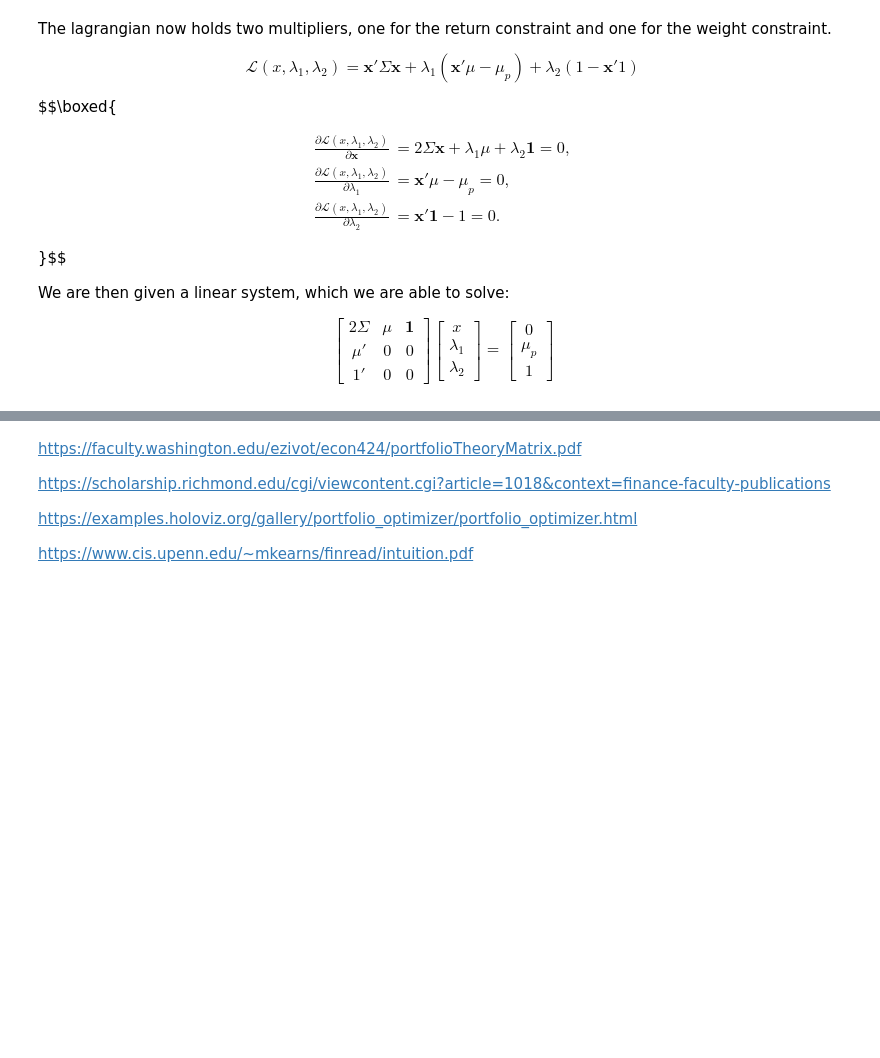
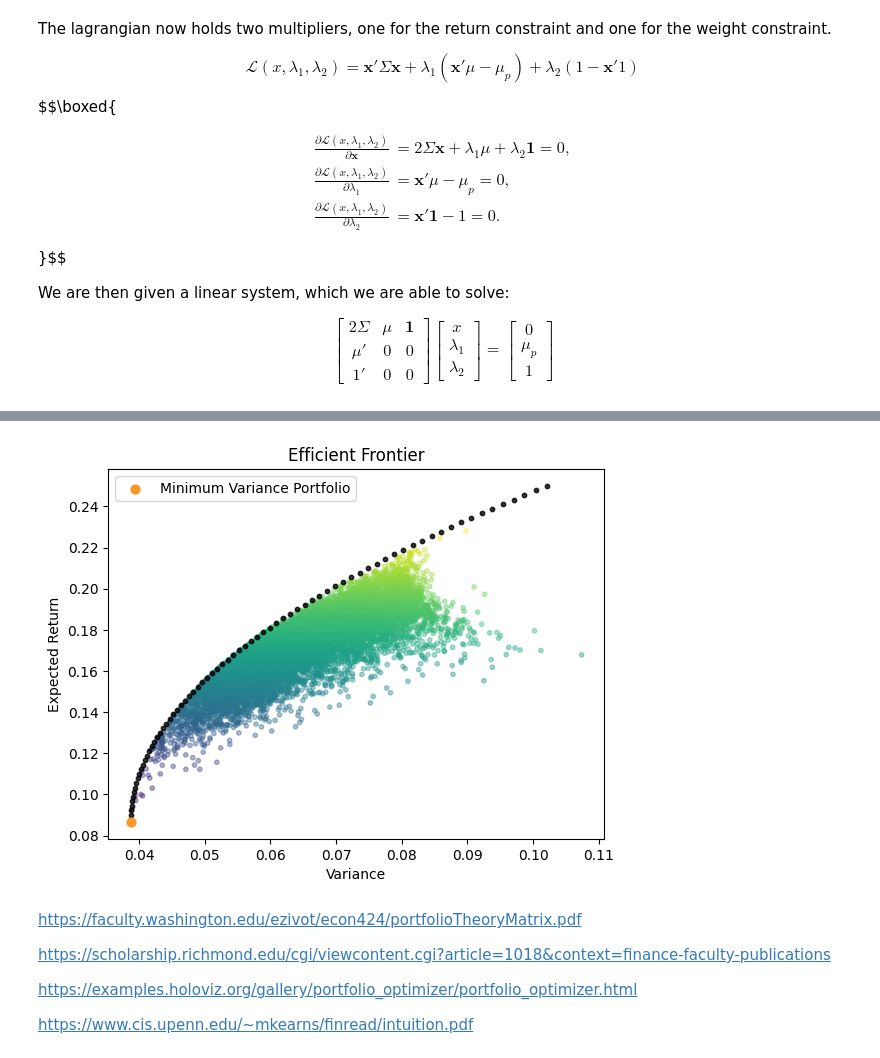
Before and after one commit to tomg223/portfolio-optimization, a Jupyter notebook: notebook.ipynb, the cells around one changed output, grey strips where cells are left out. Drawn from its saved outputs; the diff is of its cells as text; code cells hidden in the pictures; blank space fills up the shorter version.

Commit message:
add efficiency frontier

```diff
--- a/notebook.ipynb
+++ b/notebook.ipynb
@@ -427,3 +415,47 @@ $$
+# %%
+alpha = np.linspace(0, 1, 100)
+
+
+target_x = .25
+target_y = 0.03
+
+x_portfolio = calculate_efficient_portfolio(target_x)
+y_portfolio = calculate_efficient_portfolio(target_y)
+
+frontier_weights = []
+
+for _ in alpha:
+    alpha_portfolio = _ * x_portfolio + (1 - _) * y_portfolio
+    frontier_weights.append(alpha_portfolio)
+
+frontier_expected_return = []
+frontier_variance = []
+
+for _ in frontier_weights:
+    variance = calculate_variance(_)
+    expected_return = calculate_expected_return(_, return_array)
+    if expected_return > min_var_portfolio_return:
+        frontier_expected_return.append(expected_return)
+        frontier_variance.append(variance)
+
+
+# plot the efficient frontier
+
+plt.scatter(frontier_variance, frontier_expected_return, c='#000000', marker='o', s=10, alpha=0.8, zorder=2)
+
+# plot the randomm portfolios
+plt.scatter(variances, portfolio_returns, c=portfolio_returns, cmap='viridis', marker='o', s=10, alpha=0.4)
+
+# plot the minimum variance portfolio
+plt.scatter(min_var_portfolio_variance, min_var_portfolio_return, c='#F79824', marker='o', s=40, label='Minimum Variance Portfolio', zorder=3)
+
+plt.legend()
+plt.xlabel('Variance')
+plt.ylabel('Expected Return')
+plt.title('Efficient Frontier')
+plt.show()
+# %% [output]
+[figure, added]
 # %% [markdown]
 https://faculty.washington.edu/ezivot/econ424/portfolioTheoryMatrix.pdf
 
```
Also changed, not shown: parts of 4 cells of this notebook.
